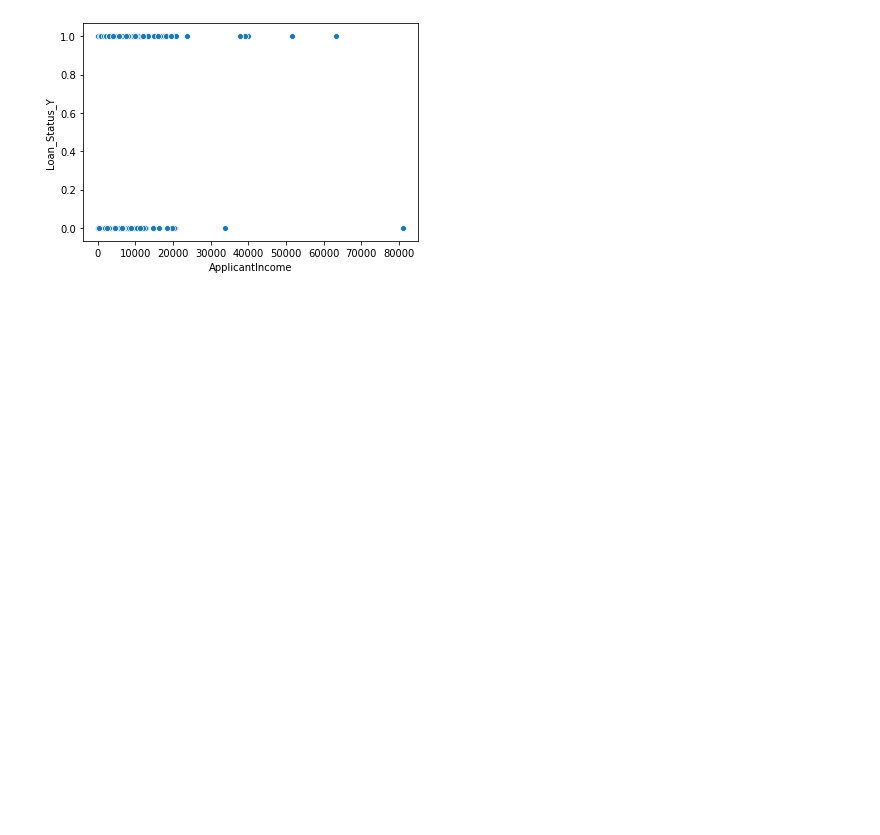
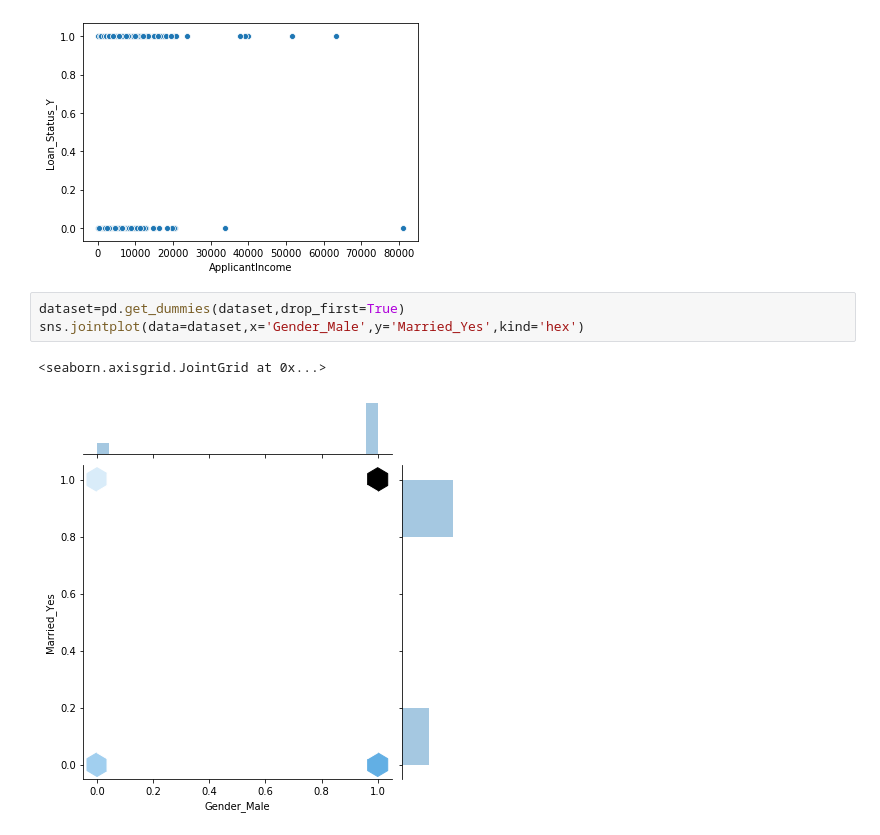
Before and after one commit to pragssss26/Loan_Prediction, a Jupyter notebook: Data_Analysis.ipynb, the cells around one changed output. Saved outputs shown, nothing was run; the diff lists cells and outputs as text; blank space fills up the shorter version.

```diff
--- a/Data_Analysis.ipynb
+++ b/Data_Analysis.ipynb
@@ -96,3 +96,9 @@ sns.scatterplot(data=dataset,x='ApplicantIncome',y='Loan_Status_Y')
 # %% [output]
 <matplotlib.axes._subplots.AxesSubplot at 0x...>
 [figure]
+# %%
+dataset=pd.get_dummies(dataset,drop_first=True)
+sns.jointplot(data=dataset,x='Gender_Male',y='Married_Yes',kind='hex')
+# %% [output]
+<seaborn.axisgrid.JointGrid at 0x...>
+[figure, added]
```
Also changed, not shown: parts of 5 cells of this notebook.
